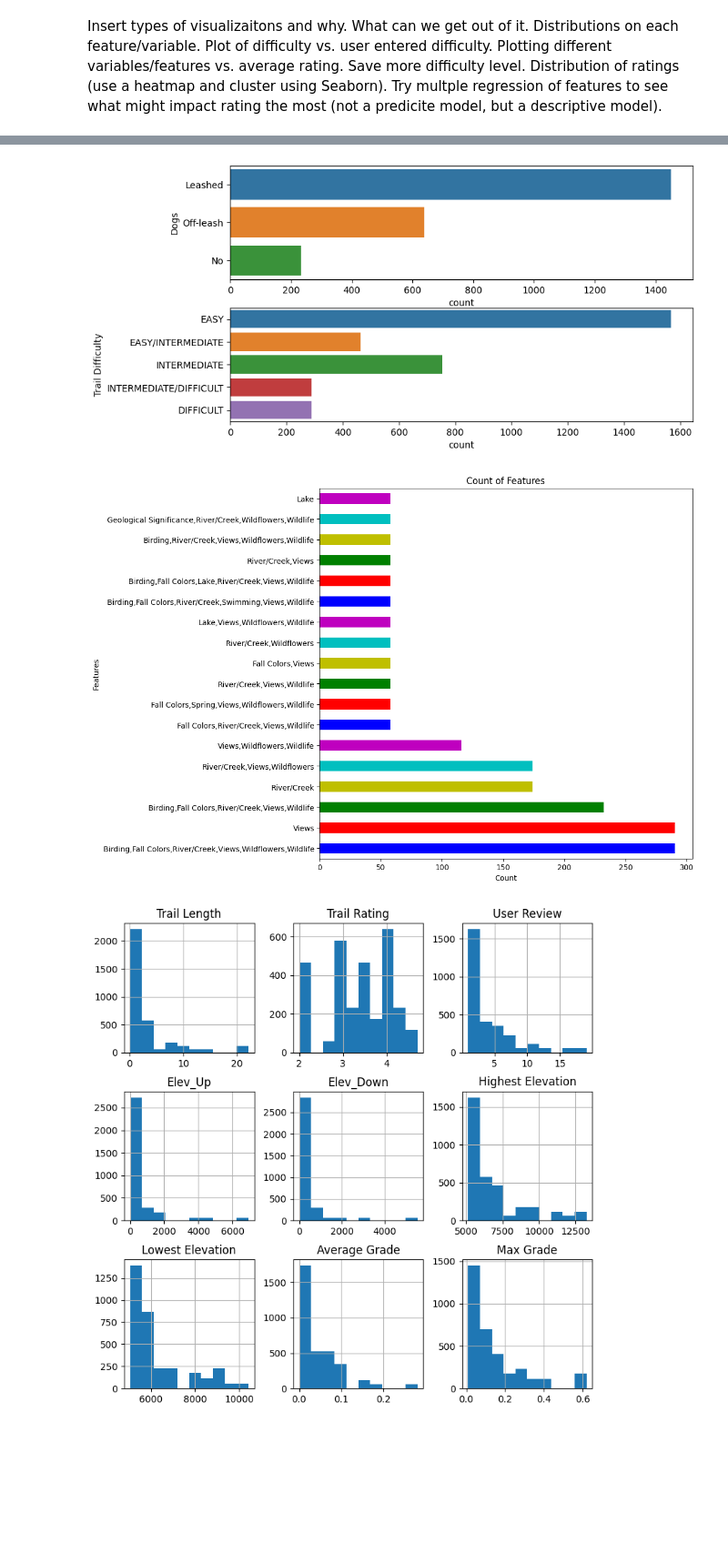
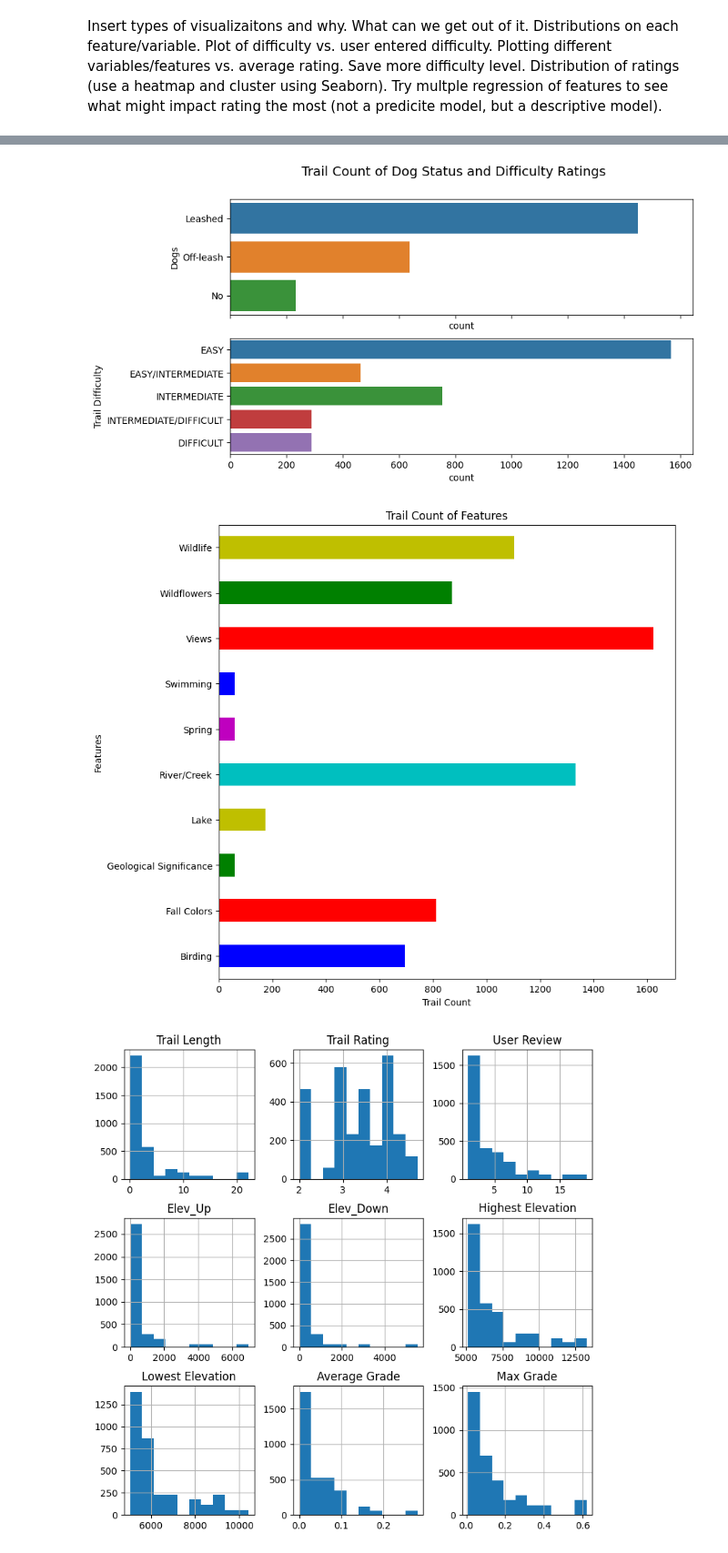
Before and after one commit to BiochemHead/COMP_4447_Final_Project, a Jupyter notebook: Final_Project_Notebook.ipynb, the cells around one changed output, grey strips where cells are left out. Shown at 91% size. Drawn from its saved outputs; the diff is of its cells as text; code cells hidden in the pictures; blank space fills up the shorter version.

```diff
--- a/Final_Project_Notebook.ipynb
+++ b/Final_Project_Notebook.ipynb
@@ -43,10 +43,10 @@ from itertools import cycle, islice
 # Read the cleaned hiking dataset pickle file
 df_o = pd.read_pickle("./Hiking Project/scrape_clean//hike_project_cln_data.pkl")
 
-df=df_o.copy(deep=True)
-df['Difficulty Number']=df['Difficulty Number'].astype('category')
+df = df_o.copy(deep=True)
+df['Difficulty Number'] = df['Difficulty Number'].astype('category')
 df['Split_feats']=df.Features.str.split(' · ')
-df_f=pd.get_dummies(df['Split_feats'].apply(pd.Series).stack()).sum(level=0)
-feats=df_f.groupdby.sum()
+df_f=pd.get_dummies(df['Split_feats'].apply(pd.Series).stack()).groupby(level=0).sum()
+feats=df_f.sum(axis=0)
+feats_name=list(df_f)
 df=df.join(df_f)
-display(df.head())
@@ -86,31 +84,28 @@ memory usage: 506.2+ KB
 # %%
 # Plot count data of Dogs and Trail Difficulty on Bar Graphs
 plt.rcParams["figure.figsize"] = [9, 5]
+fig, axs = plt.subplots(nrows=2,sharex=True)
+sns.countplot(y=df['Dogs'],ax=axs[0])
 
-ax = plt.GridSpec(2, 1)
-ax.update(wspace=0.25, hspace=0.25)
+sns.countplot(y=df['Trail Difficulty'],
+               order=['EASY', 'EASY/INTERMEDIATE', 'INTERMEDIATE',
+                      'INTERMEDIATE/DIFFICULT', 'DIFFICULT'],ax=axs[1])
+fig.suptitle('Trail Count of Dog Status and Difficulty Ratings', fontsize=14)
 
-ax1 = plt.subplot(ax[0, 0])
-sns.countplot(y=df['Dogs'])
-
-ax2 = plt.subplot(ax[1, 0])
-sns.countplot(y=df['Trail Difficulty'],
-              order=['EASY', 'EASY/INTERMEDIATE','INTERMEDIATE',
-                     'INTERMEDIATE/DIFFICULT' ,'DIFFICULT'])
 plt.show()
 # %% [output]
-[figure, old version]
+[figure, new version]
 # %%
 # Plot count data of Features on Bar Graphs
 plt.rcParams["figure.figsize"] = [9, 9]
-ax.update(wspace=0.25, hspace=0.25)
-my_colors = list(islice(cycle(['b', 'r', 'g', 'y', 'c','m']), None, len(df)))
-df['Features'].value_counts(dropna=True).plot.barh(color=my_colors)
-plt.xlabel('Count')
+ax = plt.GridSpec(1, 1)
+my_colors = list(islice(cycle(['b', 'r', 'g', 'y', 'c', 'm']), None, len(df)))
+ax = feats.plot.barh(color=my_colors)
+plt.xlabel('Trail Count')
 plt.ylabel('Features')
-plt.title('Count of Features')
+plt.title('Trail Count of Features')
 plt.show()
 # %% [output]
-[figure, old version]
+[figure, new version]
 # %%
 # Plot count data of numeric columns on Histograms
```
Also changed, not shown: parts of 4 cells of this notebook, 1 other file.
